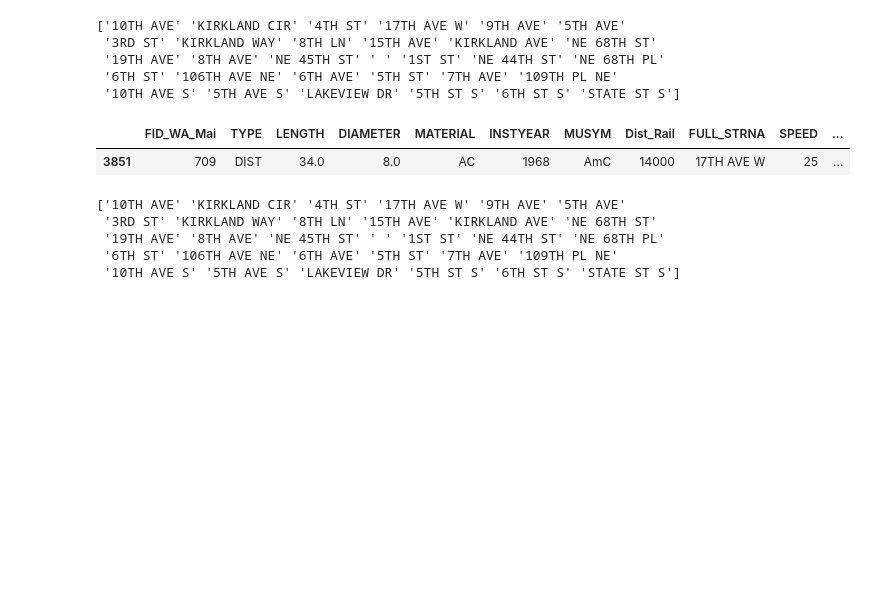
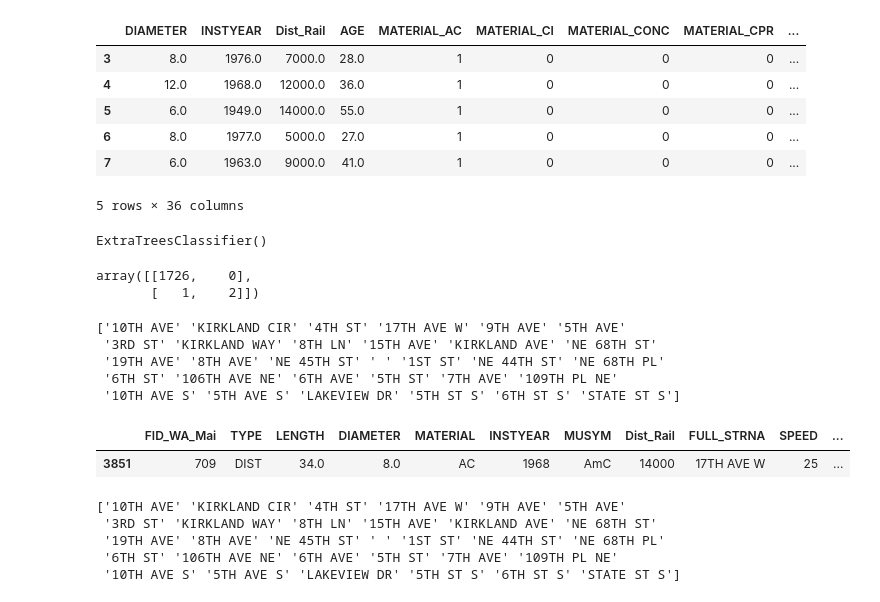
Before and after one commit to nlsschim/Water-Pipe-Project, a Jupyter notebook: first_notebook.ipynb, the cells around one changed output. Saved outputs shown, nothing was run; the diff lists cells and outputs as text; code cells hidden in the pictures; blank space fills up the shorter version.

```diff
--- a/first_notebook.ipynb
+++ b/first_notebook.ipynb
@@ -54,7 +55,9 @@ filt_breaks.head()
 # %%
-filt_breaks['Break_Year'].map(lambda x: int(x), na_action='ignore')
-#filt_breaks.dropna()
-filt_breaks = filt_breaks[filt_breaks['INSTYEAR'] != '1959, 1963']
-filt_breaks['INSTYEAR'] = filt_breaks['INSTYEAR'].map(lambda x: float(x), na_action='ignore')
-filt_breaks['AGE'] = filt_breaks['Break_Year'] - filt_breaks['INSTYEAR']
-filt_breaks = filt_breaks.dropna()
+filt_breaks['Break_Year'].map(lambda x: int(x), na_action='ignore') #Change break_year from string to int
+filt_breaks = filt_breaks[filt_breaks['INSTYEAR'] != '1959, 1963'] #Remove mislabeled data
+filt_breaks['INSTYEAR'] = filt_breaks['INSTYEAR'].map(lambda x: float(x), na_action='ignore') #Change INSTYEAR from string to float
+filt_breaks['AGE'] = filt_breaks['Break_Year'] - filt_breaks['INSTYEAR'] #Calculate new column for age
+filt_breaks = filt_breaks.dropna() #Drop NaN values
+filt_breaks['BREAK'] = 1 #Add new column for whether pipe broke or not
+filt_breaks = filt_breaks.drop("Break_Year", axis=1) #remove break_year column
+filt_breaks.head()
@@ -111,3 +124,54 @@ filtered_pipes.head()
+# %%
+full = pd.concat([filt_breaks, filtered_pipes], axis=0, sort=False) #Combine break and non-break data sets
+
+feats = [
+    'DIAMETER',
+    'MATERIAL',
+    'INSTYEAR',
+    'MUSYM',
+    'Dist_Rail',
+    'AGE'
+]
+
+
+y = full['BREAK'] # Column we want to predict fof the ML model
+
+x = full[feats] # Features for the mode
+x = pd.get_dummies(x) # One hot encode categorical data
+x.head()
+# %% [output]
+|  | DIAMETER | INSTYEAR | Dist_Rail | AGE | MATERIAL_AC | MATERIAL_CI | MATERIAL_CONC | MATERIAL_CPR | ... |
+| 3 | 8.0 | 1976.0 | 7000.0 | 28.0 | 1 | 0 | 0 | 0 | ... |
+| 4 | 12.0 | 1968.0 | 12000.0 | 36.0 | 1 | 0 | 0 | 0 | ... |
+| 5 | 6.0 | 1949.0 | 14000.0 | 55.0 | 1 | 0 | 0 | 0 | ... |
+| 6 | 8.0 | 1977.0 | 5000.0 | 27.0 | 1 | 0 | 0 | 0 | ... |
+| 7 | 6.0 | 1963.0 | 9000.0 | 41.0 | 1 | 0 | 0 | 0 | ... |
+5 rows × 36 columns
+# %%
+X_train, X_test, y_train, y_test = train_test_split(x, y)
+xgb_model = xgb.XGBClassifier()
+etc_model = ExtraTreesClassifier()
+
+xgb_model.fit(X_train, y_train)
+etc_model.fit(X_train, y_train)
+# %% [output]
+ExtraTreesClassifier()
+# %%
+xgb_preds = xgb_model.predict(X_test)
+etc_preds = etc_model.predict(X_test)
+
+#accuracy_score(xgb_preds, y_test)
+
+confusion_matrix(y_test, xgb_preds)
+
+#roc_auc_score(y_test, xgb_preds)
+
+##fpr, tpr, thr = roc_curve(y_test, xgb_preds)
+
+#plt.plot(fpr, tpr)
+# %% [output]
+array([[1726,    0],
+       [   1,    2]])
 # %%
 break_1_9_04 = filtered[(filtered['FULL_STRNA'] == '16TH AVE W')] #& (filtered['INSTYEAR'] < 2005) & (filtered['INSTYEAR'] > 2003)]
 break_1_9_04 = break_1_9_04[break_1_9_04['INSTYEAR'] == 2004]
```
Also changed, not shown: parts of 5 cells of this notebook, 3 other files.
